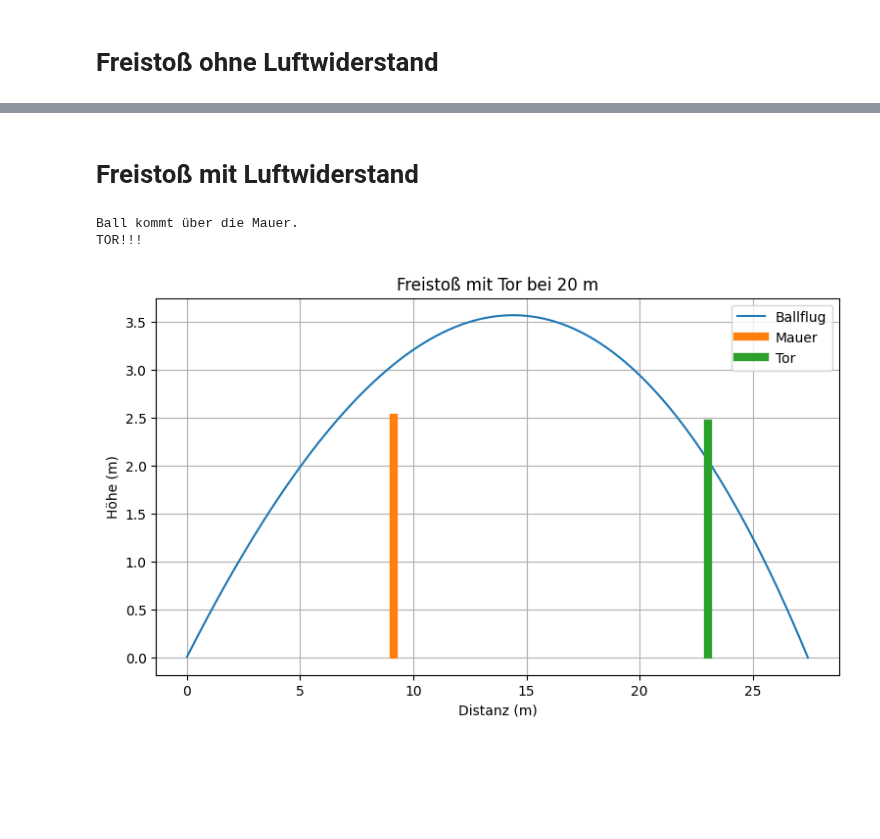
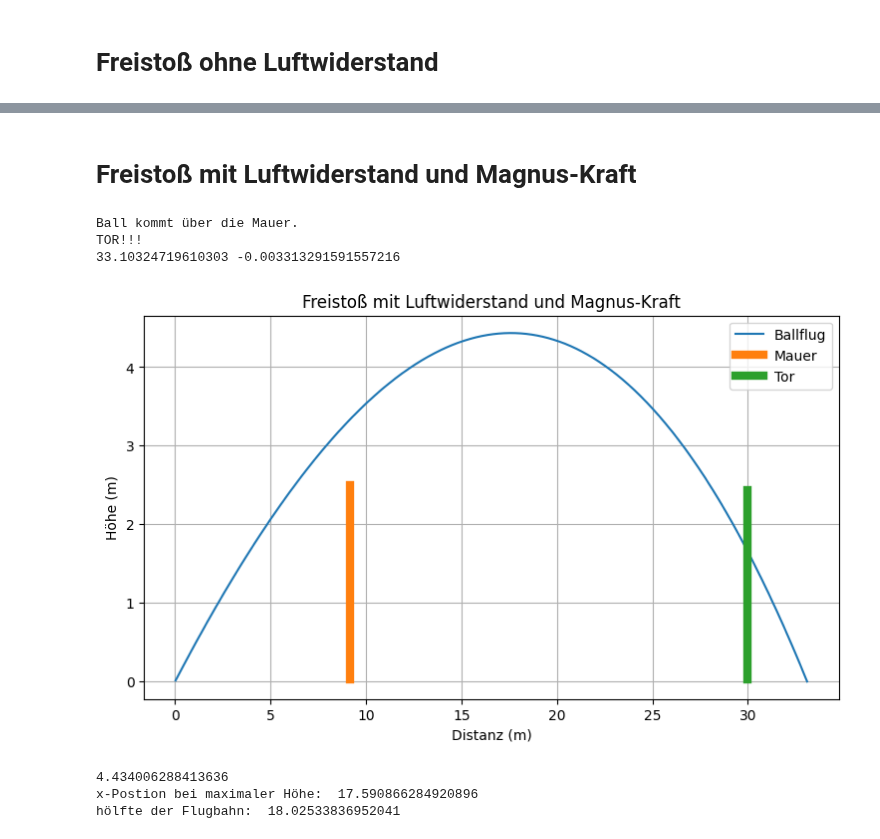
Before and after one commit to Eray-hgs/TG12-3, a Jupyter notebook: Seminarkurs/MagnusEffekt.ipynb, the cells around one changed output, grey strips where cells are left out. Drawn from its saved outputs; the diff is of its cells as text; code cells hidden in the pictures; blank space fills up the shorter version.

```diff
--- a/Seminarkurs/MagnusEffekt.ipynb
+++ b/Seminarkurs/MagnusEffekt.ipynb
@@ -9,7 +135,7 @@ import matplotlib.pyplot as plt
 # -----------------------------
 
 g = 9.81    # Erdbeschleunigung in m/s^2
-dichteLuft = 0   # Dichte der Luft in kg/m^3
+dichteLuft = 1.225   # Dichte der Luft in kg/m^3
 lwBeiwert = 0.2   # Luftwiderstandsbeiwert für einen runden Ball
 Cl = 0.2    # Auftriebsbeiwert (nicht perfekt glatt)
 r = 0.11    # Radius des Balls in m
@@ -22,7 +148,7 @@ m = 0.43    # Masse des Balls in kg
 
 v0 = 20     # Anfangsgeschwindigkeit in m/s
 winkel = 25 # Abschusswinkel in Grad
-spin = 5   # Positiver Wert = Backspin, Negativer Wert = Topspin
+spin = 7   # Positiver Wert = Backspin, Negativer Wert = Topspin
 
 # -----------------------------
 # Spielfeld in m
@@ -31,7 +157,7 @@ spin = 5   # Positiver Wert = Backspin, Negativer Wert = Topspin
 mauer_x = 9.15
 mauer_h = 2.50
 
-tor_x = 23.0
+tor_x = 30.0
 tor_h = 2.44
 
 #---------------------------------
@@ -46,20 +172,17 @@ positionen = [] # Liste für die Positionen des Balls
 ueber_mauer = False
 im_tor = False
 
-
-
 # -----------------------------
 # Simulation
 # -----------------------------
 
 dt = 0.001
-
 while pos[1] >= 0: # and pos[0] <= tor_x + 1:       Solange der Ball den Boden nicht erreicht hat und nicht zu weit über das Tor hinausfliegt
     v_ges = np.linalg.norm(v)   # Betrag der Geschwindigkeit; np.linalg.norm(v) = Länge des Geschwindigkeitsvektors v
 
     F_lw = -0.5 * dichteLuft * lwBeiwert * A * v_ges * v    # Luftwiderstand
 
-    F_magnus = 0.5 * dichteLuft * Cl * A * np.array([ -spin * v[1],spin * v[0]]) # Magnus-Kraft, basierend auf der Rotation des Balls
+    F_magnus = 0 # 0.5 * dichteLuft * Cl * A * np.array([ -spin * v[1],spin * v[0]])  // Magnus-Kraft, basierend auf der Rotation des Balls
 
     F_g = np.array([0, -m*g])             # Schwerkraft
     a = (F_lw + F_magnus +    F_g) / m     # Gesamtkraft pro Masse = Beschleunigung
@@ -91,6 +214,8 @@ if im_tor and ueber_mauer:
 else:
     print("Kein Tor.")
 
+print(pos[0], pos[1])
+
 # -----------------------------
 # Plot
 # -----------------------------
@@ -105,10 +230,13 @@ plt.plot([tor_x, tor_x], [0.03, tor_h], linewidth=6, label="Tor")
 
 plt.xlabel("Distanz (m)")
 plt.ylabel("Höhe (m)")
-plt.title("Freistoß mit Tor bei 23.0 m ohne Luftwiderstand")
+plt.title("Freistoß mit Luftwiderstand, ohne Magnus-Kraft")
 plt.legend()
 plt.grid()
 plt.show()
+print (np.max(positionen[:,1]))
+print ("x-Postion bei maximaler Höhe: ", positionen[np.argmax(positionen[:,1]), 0])
+print("hölfte der Flugbahn: ", positionen[len(positionen)//2, 0])
 # %% [output]
 Ball kommt über die Mauer.
 Kein Tor.
@@ -116,5 +248,5 @@ Kein Tor.
 # %% [markdown]
-# Freistoß mit Luftwiderstand
+# Freistoß mit Luftwiderstand und Magnus-Kraft
 # %%
 import numpy as np
 import matplotlib.pyplot as plt
@@ -135,9 +267,9 @@ m = 0.43    # Masse des Balls in kg
 # Freistoß werte variabel zum eintellen
 # ---------------------------------------------------------------------
 
-v0 = 20     # Anfangsgeschwindigkeit in m/s
+v0 = 22  # Anfangsgeschwindigkeit in m/s
 winkel = 25 # Abschusswinkel in Grad
-spin = 5   # Positiver Wert = Backspin, Negativer Wert = Topspin
+spin = 7   # Positiver Wert = Backspin, Negativer Wert = Topspin
 
 # -----------------------------
 # Spielfeld in m
@@ -146,7 +278,7 @@ spin = 5   # Positiver Wert = Backspin, Negativer Wert = Topspin
 mauer_x = 9.15
 mauer_h = 2.50
 
-tor_x = 23.0
+tor_x = 30.0
 tor_h = 2.44
 
 #---------------------------------
@@ -167,7 +299,7 @@ im_tor = False
 # Simulation
 # -----------------------------
 
-dt = 0.001
+dt = 0.001  # Zeitschritt in Sekunden
 
 while pos[1] >= 0: # and pos[0] <= tor_x + 1:       Solange der Ball den Boden nicht erreicht hat und nicht zu weit über das Tor hinausfliegt
     v_ges = np.linalg.norm(v)   # Betrag der Geschwindigkeit; np.linalg.norm(v) = Länge des Geschwindigkeitsvektors v
@@ -191,6 +323,7 @@ while pos[1] >= 0: # and pos[0] <= tor_x + 1:       Solange der Ball den Boden n
     if abs(pos[0] - tor_x) < 0.05 and 0 < pos[1] < tor_h:
         im_tor = True
 
+
 positionen = np.array(positionen)
 
 # -----------------------------
@@ -199,35 +332,48 @@ positionen = np.array(positionen)
 if ueber_mauer:
     print("Ball kommt über die Mauer.")
 else:
     print("Ball bleibt in der Mauer hängen.")
 
 if im_tor and ueber_mauer:
     print("TOR!!!")
 else:
     print("Kein Tor.")
 
+print(pos[0], pos[1])
+
 # -----------------------------
 # Plot
 # -----------------------------
 plt.figure(figsize=(9,5))
 plt.plot(positionen[:,0], positionen[:,1], label="Ballflug")
 
 # Mauer
 plt.plot([mauer_x, mauer_x], [0.03, mauer_h], linewidth=6, label="Mauer")
 
 # Tor
 plt.plot([tor_x, tor_x], [0.03, tor_h], linewidth=6, label="Tor")
 
 plt.xlabel("Distanz (m)")
 plt.ylabel("Höhe (m)")
-plt.title("Freistoß mit Tor bei 20 m")
+plt.title("Freistoß mit Luftwiderstand und Magnus-Kraft")
 plt.legend()
 plt.grid()
 plt.show()
+
+#------------------------------
+# Auswertung der Flugbahn
+#------------------------------
+print (np.max(positionen[:,1]))
+print ("x-Postion bei maximaler Höhe: ", positionen[np.argmax(positionen[:,1]), 0])
+print("hölfte der Flugbahn: ", positionen[len(positionen)//2, 0])
 # %% [output]
 Ball kommt über die Mauer.
 TOR!!!
+33.10324719610303 -0.003313291591557216
-[figure, old version]
+[figure, new version]
+4.434006288413636
+x-Postion bei maximaler Höhe:  17.590866284920896
+hölfte der Flugbahn:  18.02533836952041
 # %%
 import numpy as np
 import matplotlib.pyplot as plt
```
Also changed, not shown: parts of 6 cells of this notebook.
